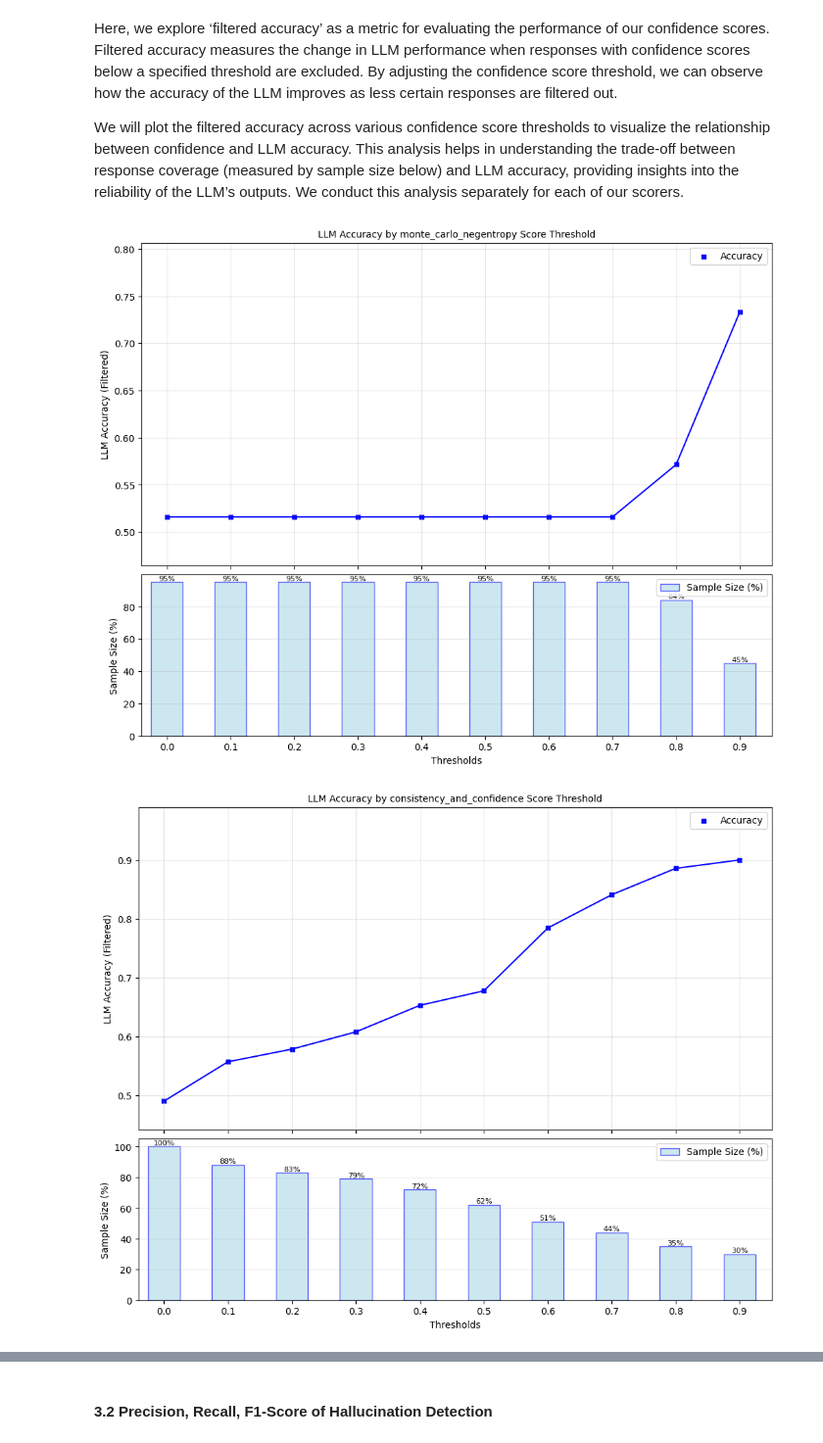
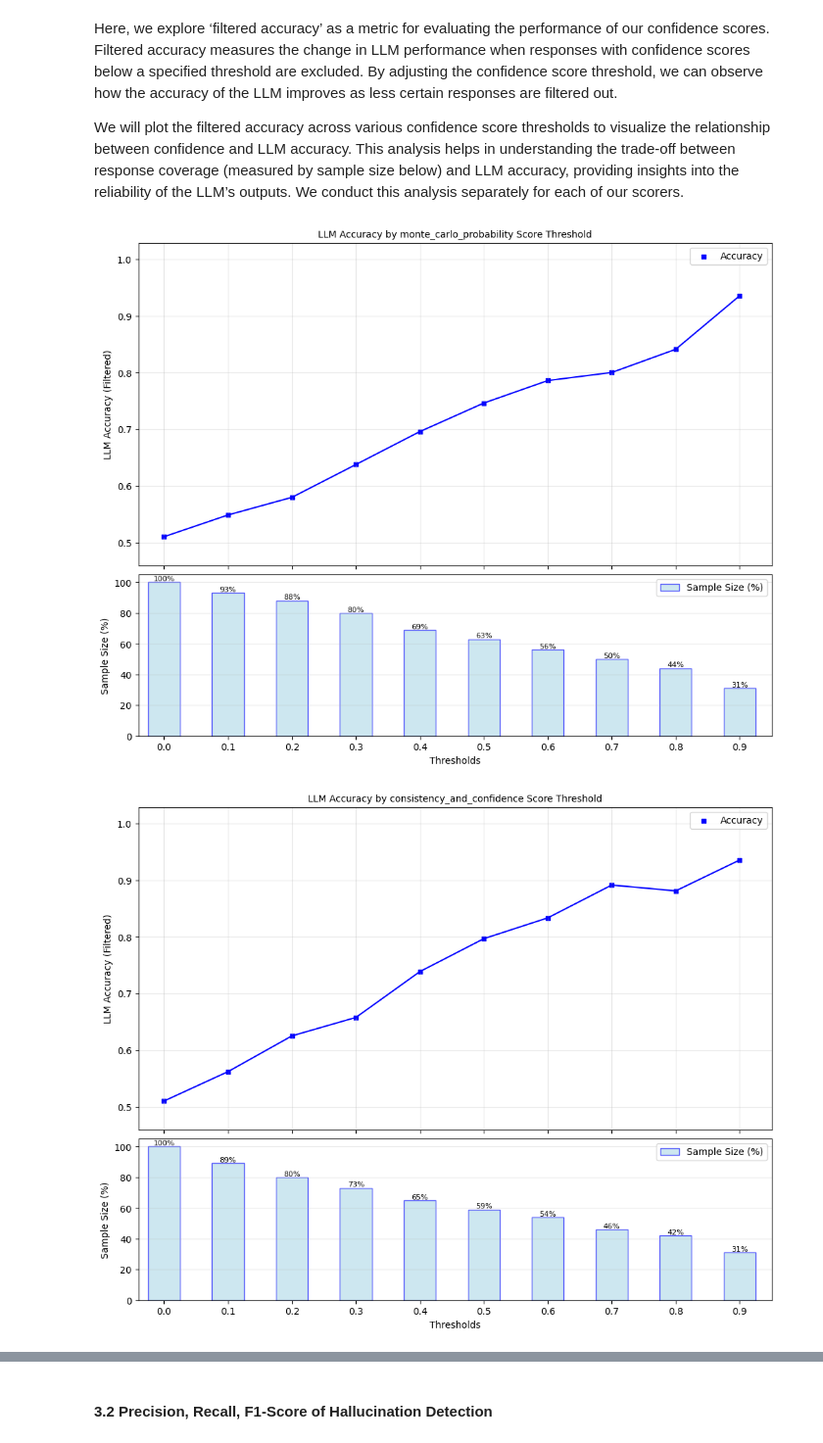
Before and after one commit to nagyist/uqlm, a Jupyter notebook: examples/white_box_multi_generation_demo.ipynb, the cells around one changed output, grey strips where cells are left out. Shown at 98% size. Saved outputs shown, nothing was run; the diff lists cells and outputs as text; code cells hidden in the pictures.

```diff
--- a/examples/white_box_multi_generation_demo.ipynb
+++ b/examples/white_box_multi_generation_demo.ipynb
@@ -88,20 +90,17 @@ prompts = [MATH_INSTRUCTION + prompt for prompt in gsm8k.question]
 # %% [markdown]
 In this example, we use `AzureChatOpenAI` to instantiate our LLM, but any [LangChain Chat Model](https://js.langchain.com/docs/integrations/chat/) may be used. Be sure to **replace with your LLM of choice.**
 # %%
+# import os
 # import sys
+# !{sys.executable} -m pip install python-dotenv
 # !{sys.executable} -m pip install langchain-openai
 
-# # User to populate .env file with API credentials
+# # User to populate .env file with API credentials. In this step, replace with your LLM of choice.
 from dotenv import load_dotenv, find_dotenv
 from langchain_openai import AzureChatOpenAI
 
 load_dotenv(find_dotenv())
-llm = AzureChatOpenAI(
-    deployment_name="gpt-4o",
-    openai_api_type="azure",
-    openai_api_version="2024-02-15-preview",
-    temperature=1,  # User to set temperature
-)
+llm = AzureChatOpenAI(deployment_name="gpt-4o", openai_api_type="azure", openai_api_version="2024-02-15-preview", temperature=1)
 # %% [markdown]
 <a id='section2'></a>
 ## 2. Generate responses and confidence scores
@@ -173,11 +172,11 @@ llm = AzureChatOpenAI(
 wbuq = WhiteBoxUQ(
     llm=llm,
     scorers=[
-        "monte_carlo_negentropy", # requires multiple sampled responses per prompt
+        "monte_carlo_probability", # requires multiple sampled responses per prompt
         "consistency_and_confidence", # requires multiple sampled responses per prompt
         "p_true" # generates one additional response per prompt, acts as logprobs-based self-judge
     ],
-    max_calls_per_min=135
+    max_calls_per_min=125,
 )
 # %% [markdown]
 ### 🔄 Class Methods
@@ -274,9 +269,9 @@ Here, we explore ‘filtered accuracy’ as a metric for evaluating the performa
 
 We will plot the filtered accuracy across various confidence score thresholds to visualize the relationship between confidence and LLM accuracy. This analysis helps in understanding the trade-off between response coverage (measured by sample size below) and LLM accuracy, providing insights into the reliability of the LLM’s outputs. We conduct this analysis separately for each of our scorers.
 # %%
-for scorer in ["monte_carlo_negentropy", "consistency_and_confidence", "p_true"
+for scorer in ["monte_carlo_probability", "consistency_and_confidence", "p_true"
 ]:
     plot_model_accuracies(scores=result_df[scorer], correct_indicators=result_df.response_correct, title=f"LLM Accuracy by {scorer} Score Threshold", display_percentage=True)
 # %% [output]
-[figure, old version]
+[figure, new version]
-[figure, old version]
+[figure, new version]
```
Also changed, not shown: parts of 11 cells of this notebook.
